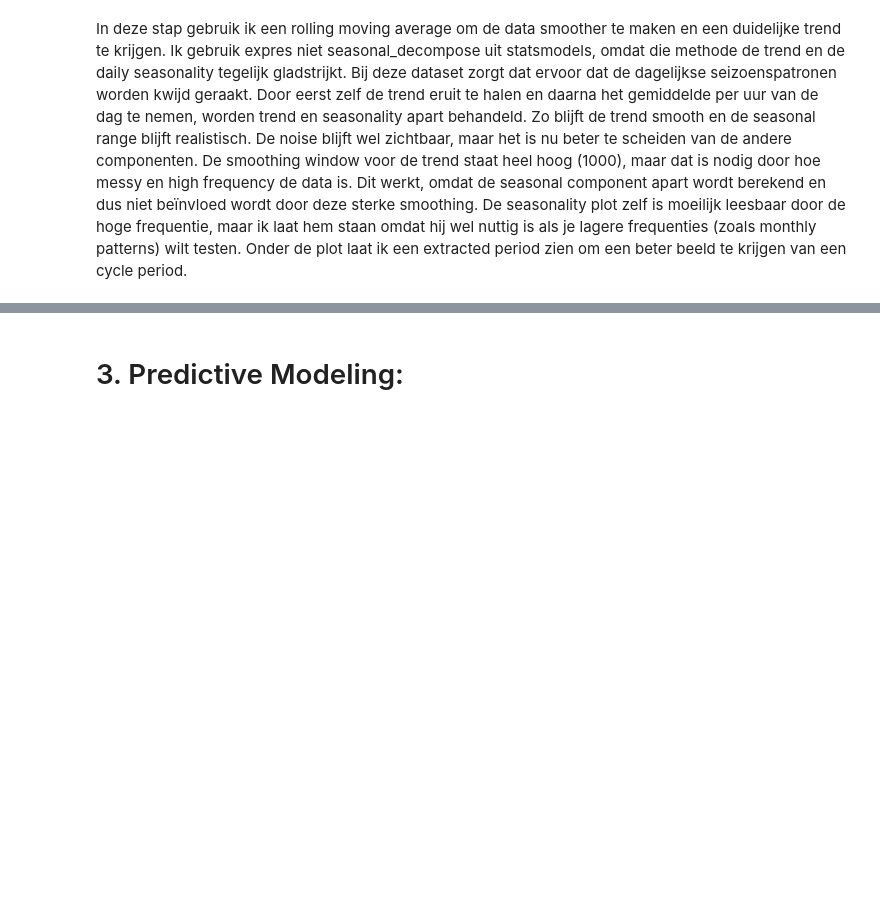
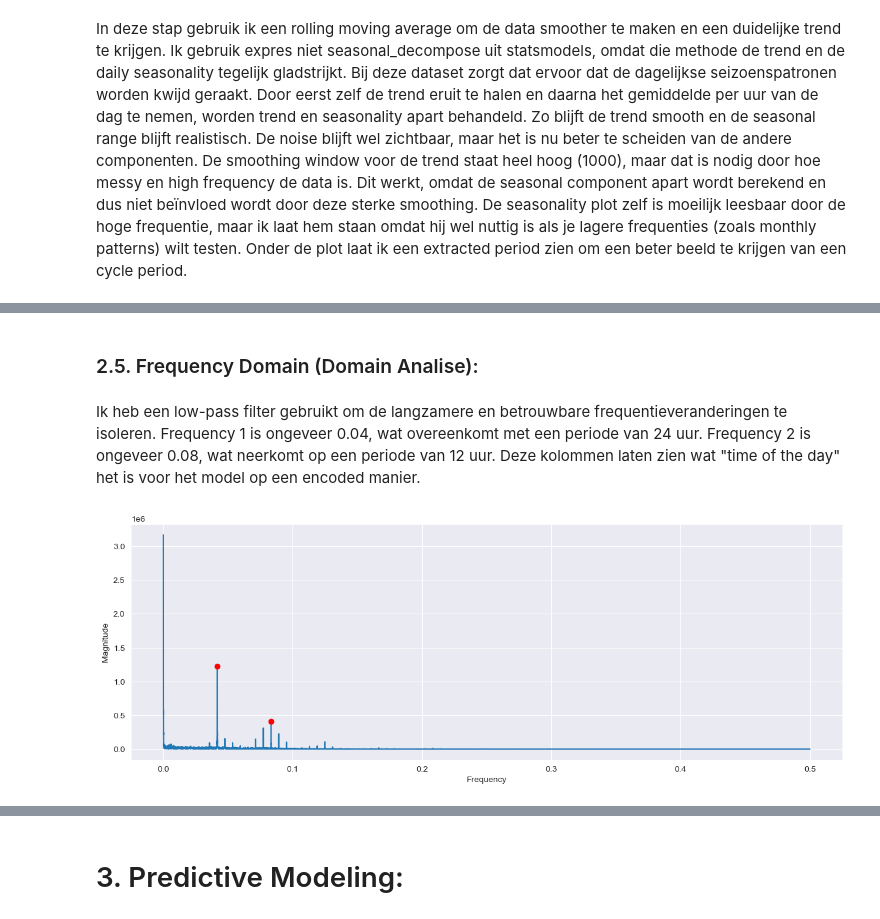
Before and after one commit to 24087068/verhuuraantallen_voorspelling, a Jupyter notebook: notebooks/main.ipynb, the cells around one changed output, grey strips where cells are left out. Saved outputs shown, nothing was run; the diff lists cells and outputs as text; code cells hidden in the pictures; blank space fills up the shorter version.

```diff
--- a/notebooks/main.ipynb
+++ b/notebooks/main.ipynb
@@ -150,0 +206,19 @@ Making features from lag
+# %% [markdown]
+### 2.5. Frequency Domain (Domain Analise):
+# %% [markdown]
+Ik heb een low-pass filter gebruikt om de langzamere en betrouwbare frequentieveranderingen te isoleren. Frequency 1 is ongeveer 0.04, wat overeenkomt met een periode van 24 uur. Frequency 2 is ongeveer 0.08, wat neerkomt op een periode van 12 uur. Deze kolommen laten zien wat "time of the day" het is voor het model op een encoded manier.
+# %%
+from functions.feature_engineering_timeseries import frequency_featuring
+freqs, magnitude, peaks, periods = frequency_featuring(df_lagged, 'cnt', sample_interval=1, filter_cutoff=0.2)
+print(periods)
+df_fft = df_lagged.copy()
+n = len(df_fft)
+# 24h period
+period_24h = 24
+df_fft['sin_24h'] = np.sin(2 * np.pi * np.arange(n) / period_24h)
+# 12h period
+period_12h = 12
+df_fft['sin_12h'] = np.sin(2 * np.pi * np.arange(n) / period_12h)
+print(df_fft)
+# %% [output]
+[figure, added]
```
Also changed, not shown: parts of 16 cells of this notebook, 1 other file.
